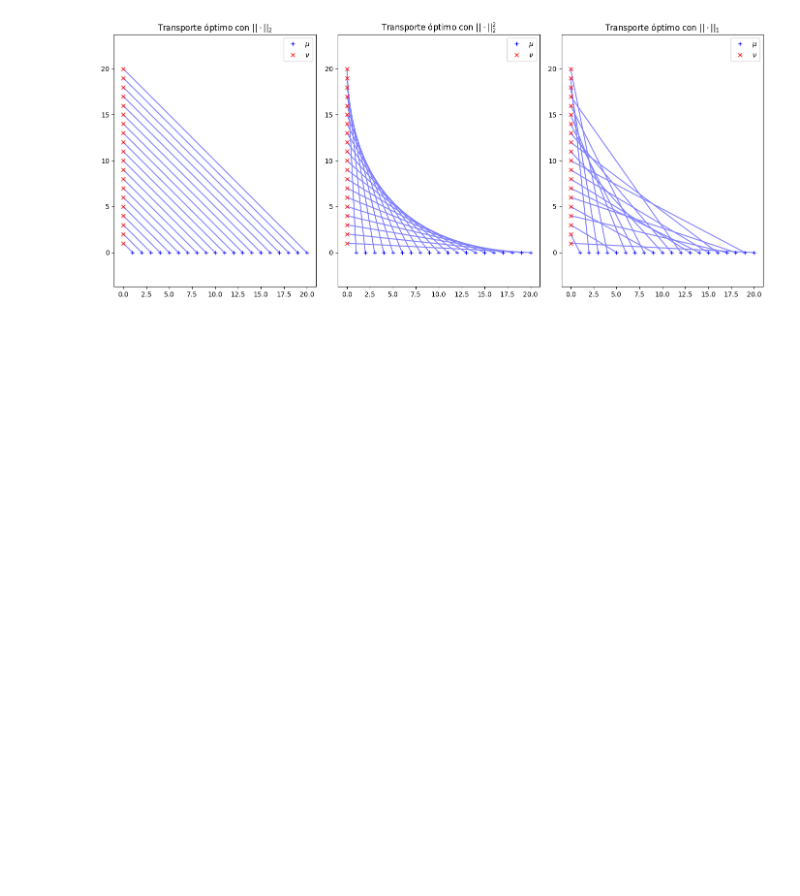
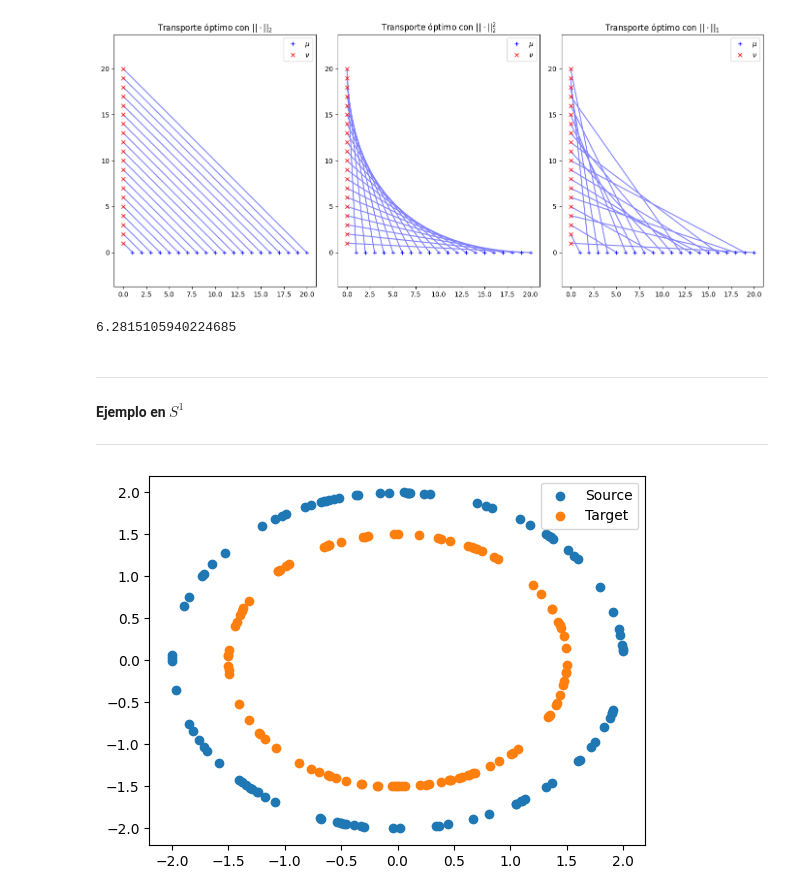
Before and after one commit to britsimm/simulaciones_transporte_optimo, a Jupyter notebook: cambiando_distancias.ipynb, the cells around one changed output. Drawn from its saved outputs; the diff is of its cells as text; code cells hidden in the pictures; blank space fills up the shorter version.

Commit message:
feat: nuevos ejemplos con otros conjuntos

```diff
--- a/cambiando_distancias.ipynb
+++ b/cambiando_distancias.ipynb
@@ -93,3 +93,32 @@ pl.tight_layout()
 pl.show()
 # %% [output]
 [figure]
+# %%
+2 * np.pi * np.random.rand(1000)
+# %% [output]
+6.2815105940224685
+# %% [markdown]
+---
+#### Ejemplo en $S^1$
+---
+# %%
+def generar_puntos_circulo(cantidad_puntos = 100, r = 1):
+
+    theta = np.random.uniform(0, 2*np.pi, cantidad_puntos)
+    x = r * np.cos(theta)
+    y = r * np.sin(theta)
+
+    return x, y
+# %%
+import matplotlib.pyplot as plt
+xs, ys = generar_puntos_circulo(r=2)
+xt, yt = generar_puntos_circulo(r=1.5)
+
+plt.scatter(xs, ys, label = "Source")
+plt.scatter(xt, yt, label = "Target")
+plt.legend()
+
+Xs = np.column_stack((xs, ys))
+Xt = np.column_stack((xt, yt))
+# %% [output]
+[figure, added]
```
Also changed, not shown: parts of 2 cells of this notebook.
